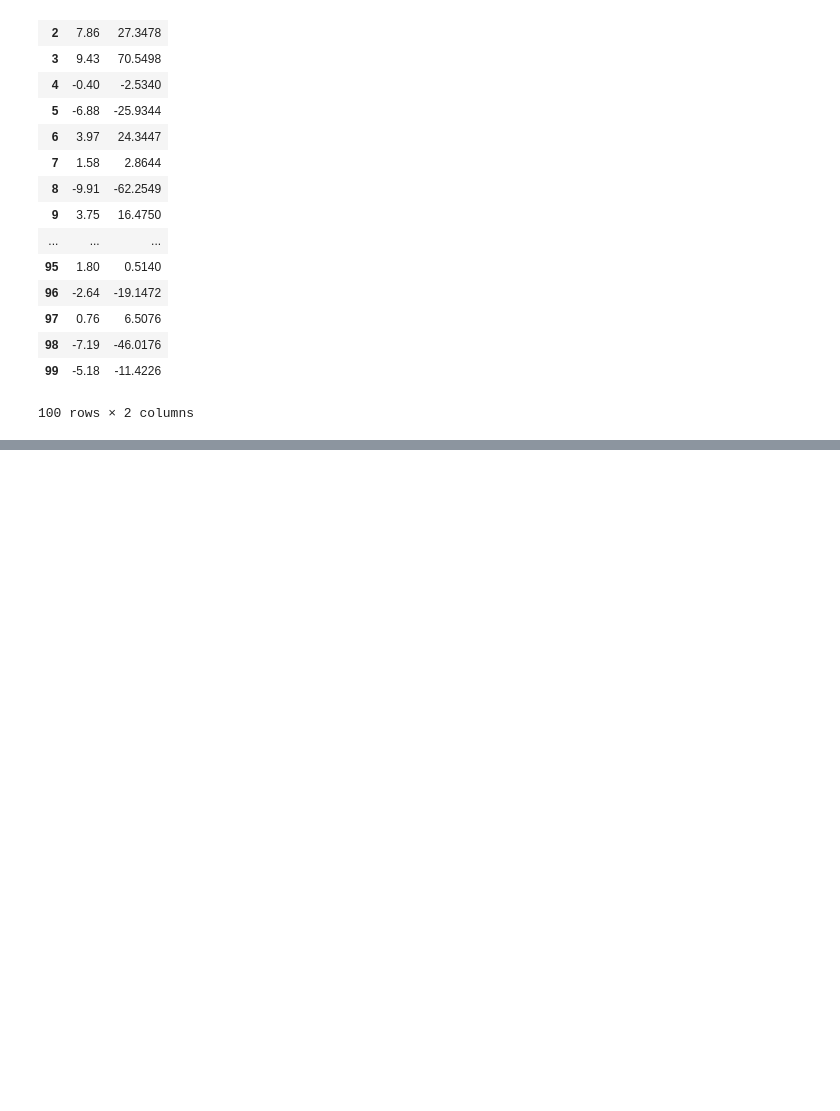
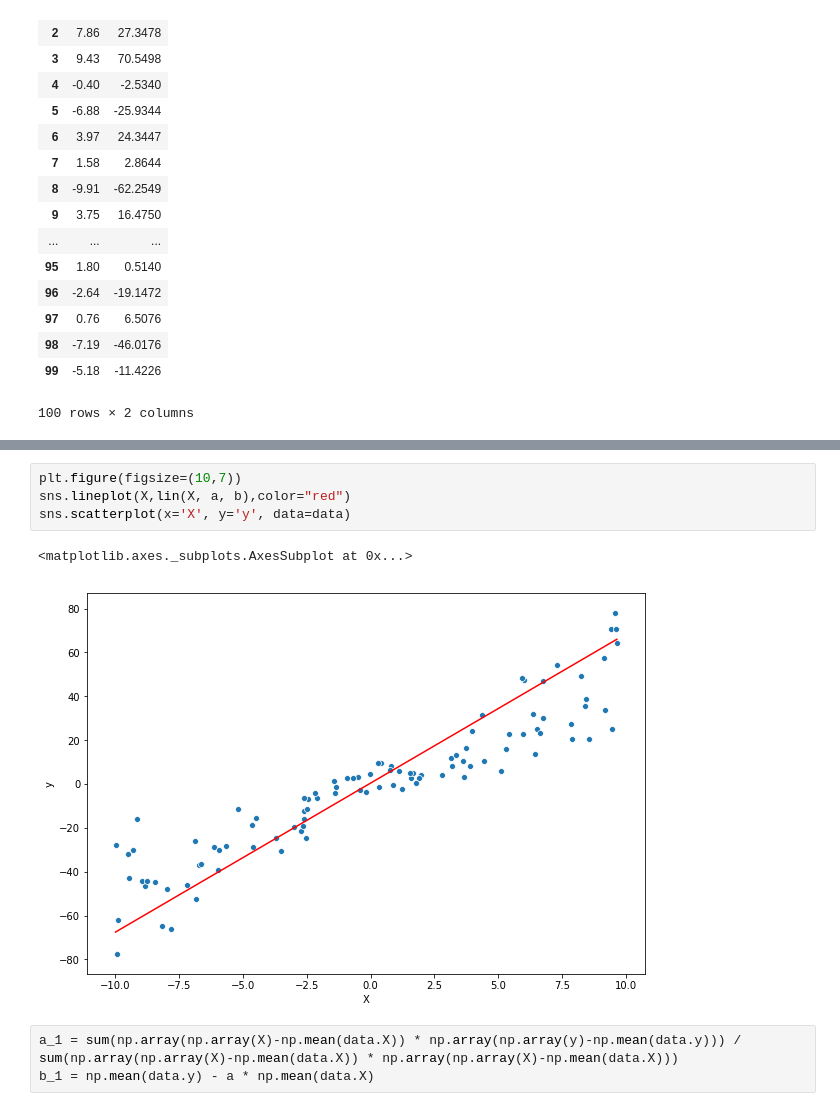
Before and after one commit to mxzgit/Sklearn-ML, a Jupyter notebook: Models/Linear Regression.ipynb, the cells around one changed output, grey strips where cells are left out. Drawn from its saved outputs; the diff is of its cells as text; blank space fills up the shorter version.

```diff
--- a/Models/Linear Regression.ipynb
+++ b/Models/Linear Regression.ipynb
@@ -43,0 +55,10 @@ data.plot(x='X',y='y',kind='scatter', figsize=(10, 7))
+# %%
+plt.figure(figsize=(10,7))
+sns.lineplot(X,lin(X, a, b),color="red")
+sns.scatterplot(x='X', y='y', data=data)
+# %% [output]
+<matplotlib.axes._subplots.AxesSubplot at 0x...>
+[figure, added]
+# %%
+a_1 = sum(np.array(np.array(X)-np.mean(data.X)) * np.array(np.array(y)-np.mean(data.y))) / sum(np.array(np.array(X)-np.mean(data.X)) * np.array(np.array(X)-np.mean(data.X)))
+b_1 = np.mean(data.y) - a * np.mean(data.X)
```
Also changed, not shown: parts of 5 cells of this notebook.
